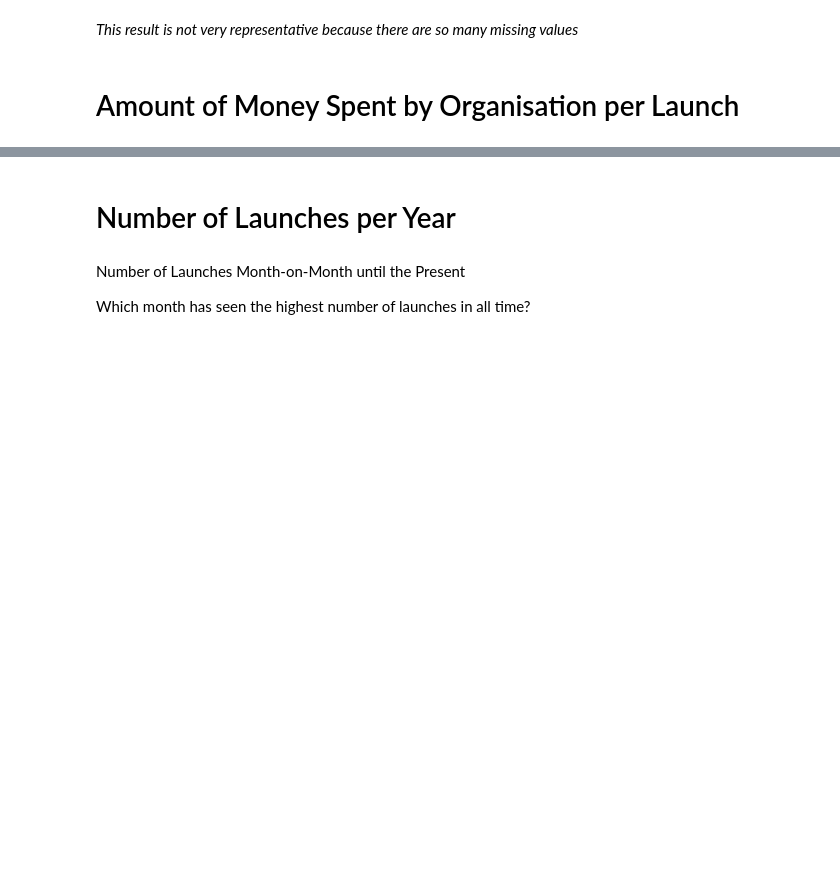
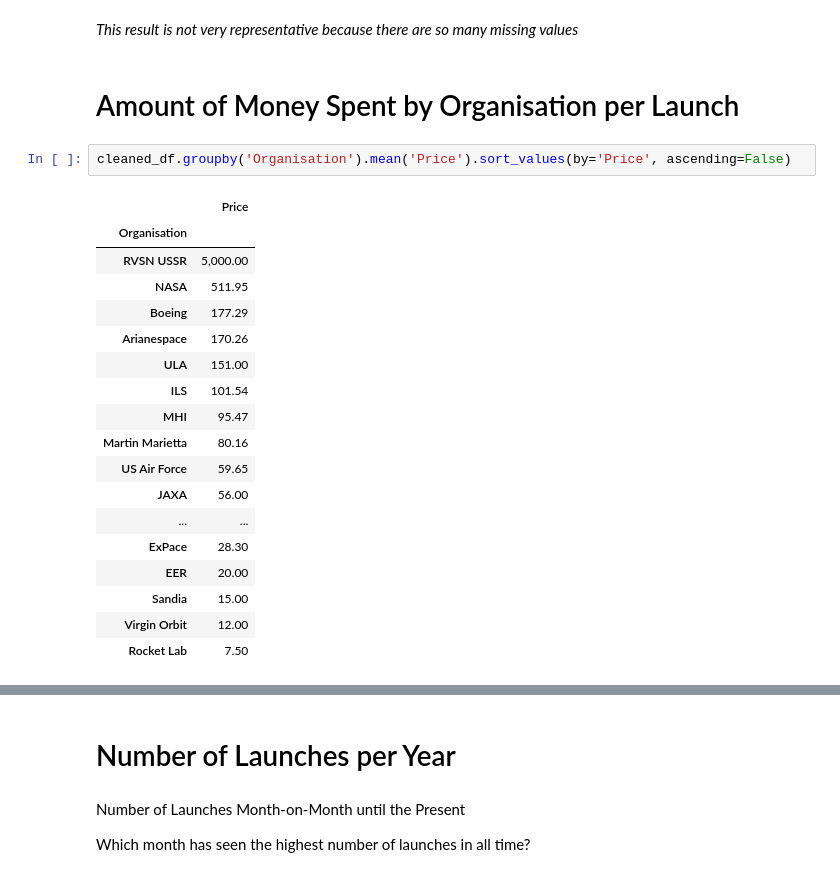
Before and after one commit to felixschwebel/SpaceMissionsAnalysis, a Jupyter notebook: SpaceMissionsAnalysis.ipynb, the cells around one changed output, grey strips where cells are left out. Saved outputs shown, nothing was run; the diff lists cells and outputs as text; blank space fills up the shorter version.

Commit message:
amount spent by organisation per launch

```diff
--- a/SpaceMissionsAnalysis.ipynb
+++ b/SpaceMissionsAnalysis.ipynb
@@ -408,3 +409,24 @@ cleaned_df.groupby('Organisation').sum('Price').sort_values(by='Price', ascendin
 *This result is not very representative because there are so many missing values*
 # %% [markdown]
 # Amount of Money Spent by Organisation per Launch
+# %%
+cleaned_df.groupby('Organisation').mean('Price').sort_values(by='Price', ascending=False)
+# %% [output]
+|  | Price |
+| Organisation |  |
+| RVSN USSR | 5,000.00 |
+| NASA | 511.95 |
+| Boeing | 177.29 |
+| Arianespace | 170.26 |
+| ULA | 151.00 |
+| ILS | 101.54 |
+| MHI | 95.47 |
+| Martin Marietta | 80.16 |
+| US Air Force | 59.65 |
+| JAXA | 56.00 |
+| ... | ... |
+| ExPace | 28.30 |
+| EER | 20.00 |
+| Sandia | 15.00 |
+| Virgin Orbit | 12.00 |
+| Rocket Lab | 7.50 |
```
Also changed, not shown: parts of 3 cells of this notebook.
